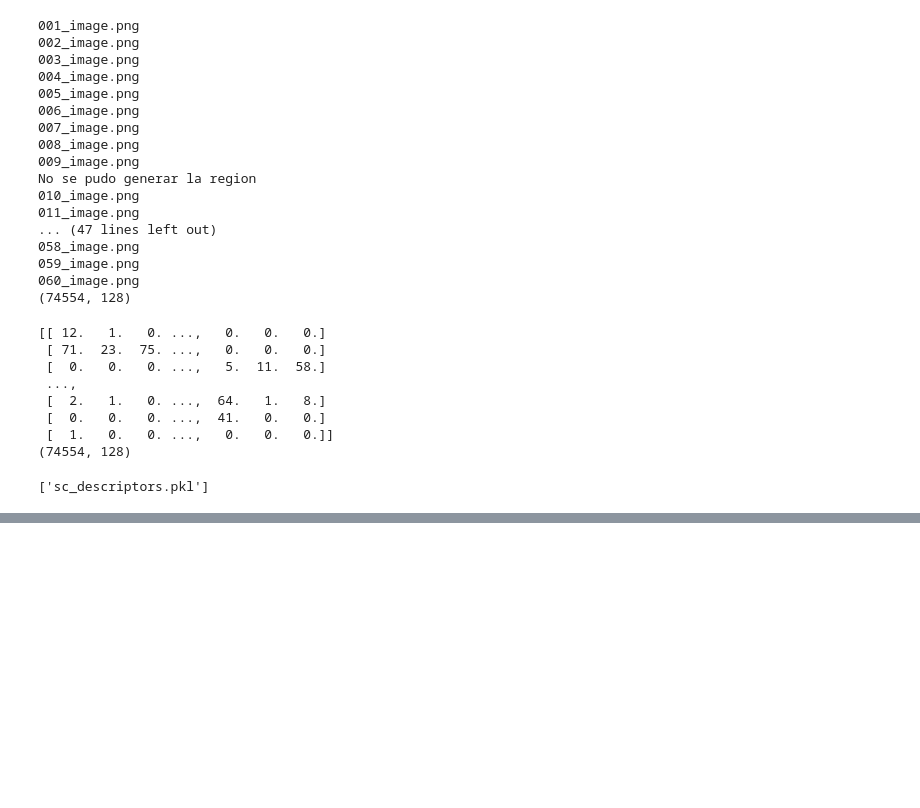
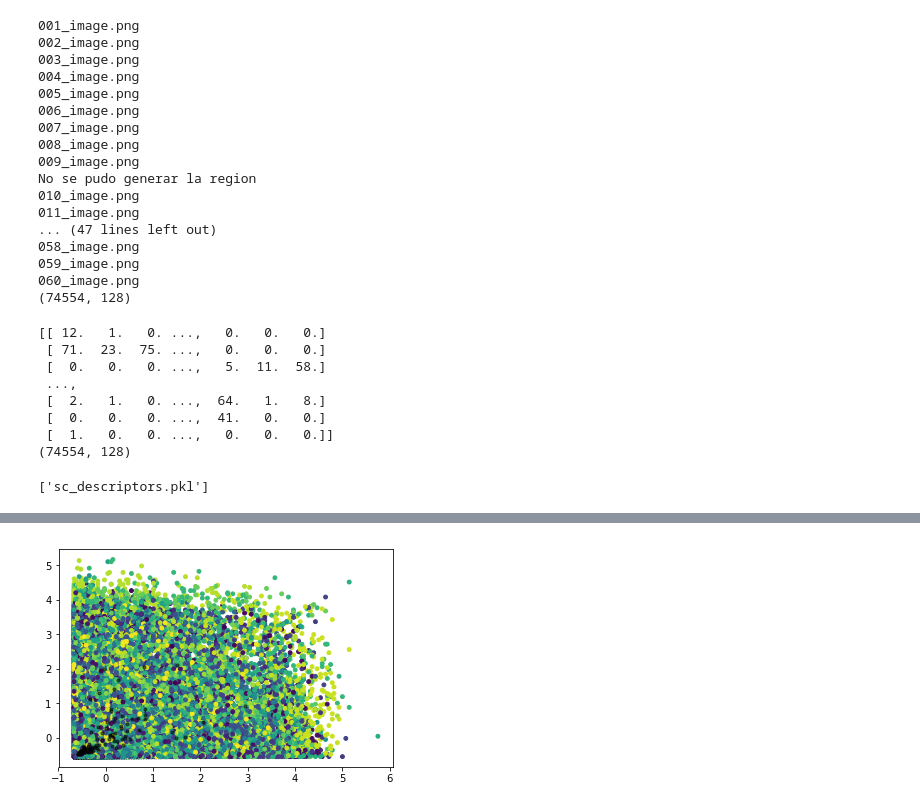
Before and after one commit to AndresHerrera/Proyecto_MachineLearning, a Jupyter notebook: JupyterNotebook/BOW_CropWeedDataset.ipynb, the cells around one changed output, grey strips where cells are left out. Cells and saved outputs as stored; diff of their text form; code cells hidden in the pictures; blank space fills up the shorter version.

```diff
--- a/JupyterNotebook/BOW_CropWeedDataset.ipynb
+++ b/JupyterNotebook/BOW_CropWeedDataset.ipynb
@@ -123,0 +127,10 @@ print(kmeans)
+# %%
+y_kmeans = kmeans.predict(total_descriptors)
+# %%
+plt.scatter(total_descriptors[:, 0], total_descriptors[:, 1], c=y_kmeans, s=15, cmap='viridis')
+
+centers = kmeans.cluster_centers_
+plt.scatter(centers[:, 0], centers[:, 1], c='black', s=10, alpha=0.5);
+plt.show()
+# %% [output]
+[figure, added]
```
Also changed, not shown: parts of 2 cells of this notebook.
